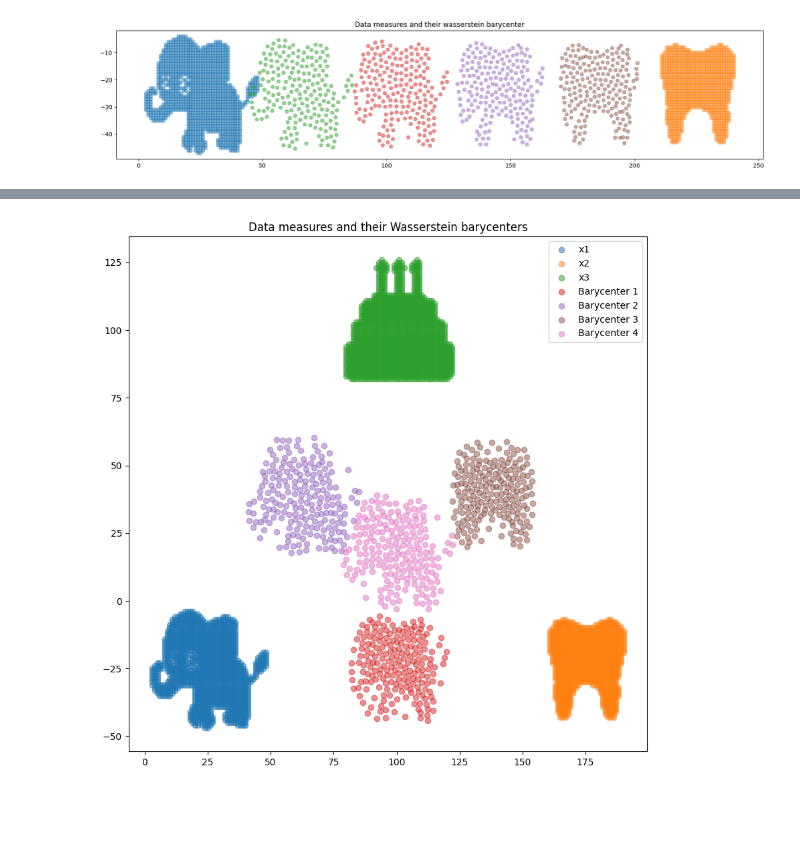
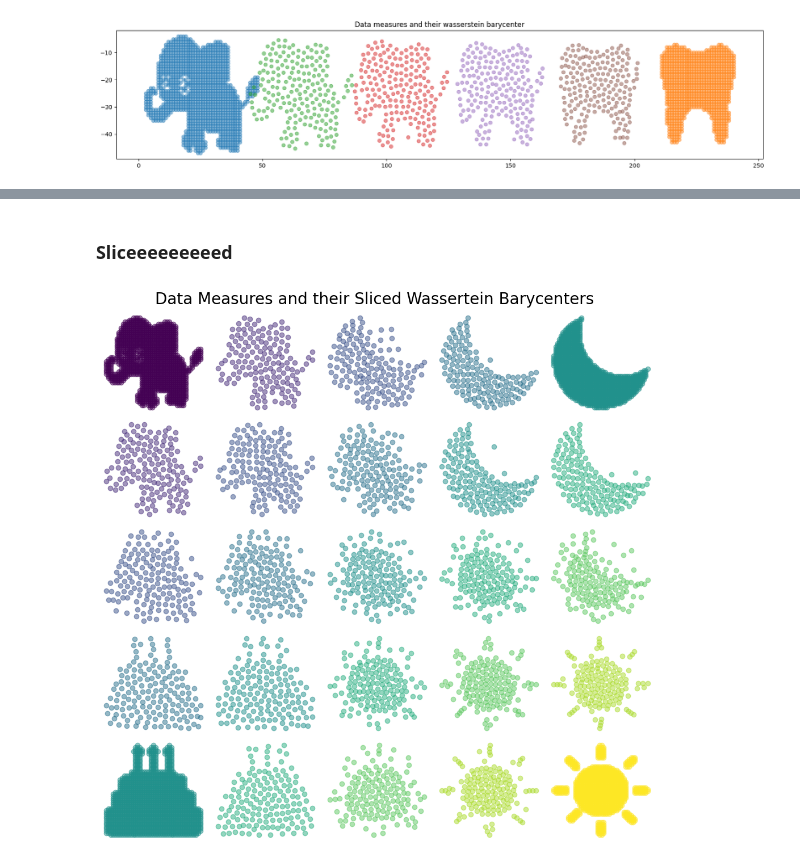
Before and after one commit to mchabrol/Convolutional-Wasserstein-Distances, a Jupyter notebook: examples.ipynb, the cells around one changed output, grey strips where cells are left out. Saved outputs shown, nothing was run; the diff lists cells and outputs as text; code cells hidden in the pictures; blank space fills up the shorter version.

```diff
--- a/examples.ipynb
+++ b/examples.ipynb
@@ -122,6 +169,50 @@ plt.show()
+# %% [markdown]
+### Sliceeeeeeeeed
+# %%
+from tqdm import tqdm
+
+# Paramètres alpha pour la grille
+alphas = np.linspace(0, 1, 5)  # [0, 0.25, 0.5, 0.75, 1]
+cmap = plt.cm.viridis  # Choix de la carte de couleurs
+
+# Initialiser la figure pour la grille 5x5
+plt.figure(figsize=(10, 10))
+
+# Parcourir les indices de la grille pour chaque combinaison de (alpha_x, alpha_y)
+for i, alpha_x in tqdm(enumerate(alphas)):
+    for j, alpha_y in enumerate(alphas):
+        # Vérifier si on est aux coins pour afficher les images d'origine
+        if (alpha_x, alpha_y) == (0, 0):
+            data = x1
+            title = "x1"
+        elif (alpha_x, alpha_y) == (1, 0):
+            data = x2
+            title = "x2"
+        elif (alpha_x, alpha_y) == (0, 1):
+            data = x3
+            title = "x3"
+        elif (alpha_x, alpha_y) == (1, 1):
+            data = x4
+            title = "x4"
+        else:
+            # Calculer les poids pour le barycentre
+            weights = [(1 - alpha_x) * (1 - alpha_y), alpha_x * (1 - alpha_y),
+                       (1 - alpha_x) * alpha_y, alpha_x * alpha_y]
+            data = compute_sliced_wass_barycenter([x1, x2, x3, x4], k=150, rho=weights)
+            title = f"Barycenter ({alpha_x:.2f}, {alpha_y:.2f})"
+
+        # Créer un sous-plot à la position [i, j]
+        ax = plt.subplot(5, 5, i * 5 + j + 1)
+        color = cmap(alpha_x * 0.5 + alpha_y * 0.5)  # Gradient de couleur en fonction de alpha_x et alpha_y
+        ax.scatter(data[:, 0], data[:, 1], color=color, alpha=0.5)
+        ax.axis('off')  # Désactiver les axes pour une meilleure visibilité
+
+plt.suptitle("Data Measures and their Sliced Wassertein Barycenters ", fontsize=20)
+plt.tight_layout()
+plt.show()
+# %% [output]
+[figure, added]
 # %%
-r = 150
-
 weights_list = [[0.5, 0.5, 0], [0.5, 0, 0.5], [0, 0.5, 0.5], [0.33, 0.33, 0.33]]
 barycenters = [compute_sliced_wass_barycenter([x1, x2, x3], k=200, rho=weights) for weights in weights_list]
 
@@ -140,5 +231,3 @@ for xb, (x_offset, y_offset), label in zip(barycenters, offsets, labels):
 plt.title("Data measures and their Wasserstein barycenters")
 plt.legend()
 plt.show()
-# %% [output]
-[figure, removed]
```
Also changed, not shown: parts of 4 cells of this notebook.
